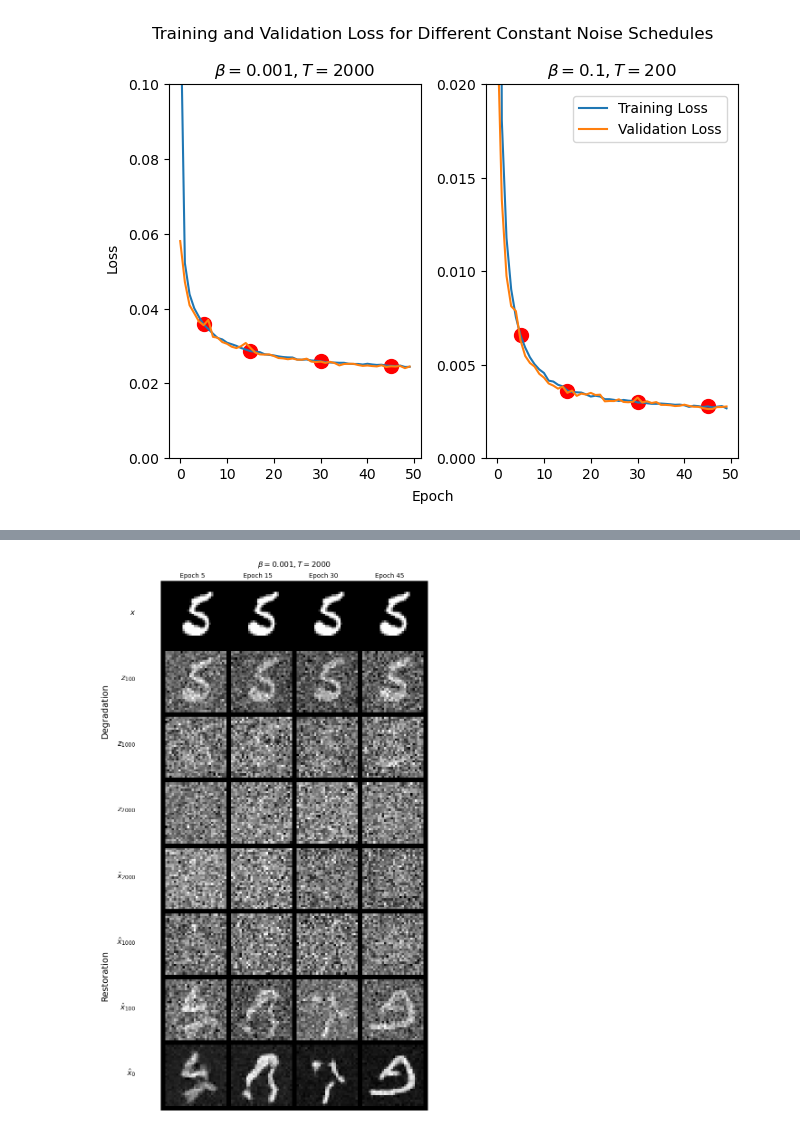
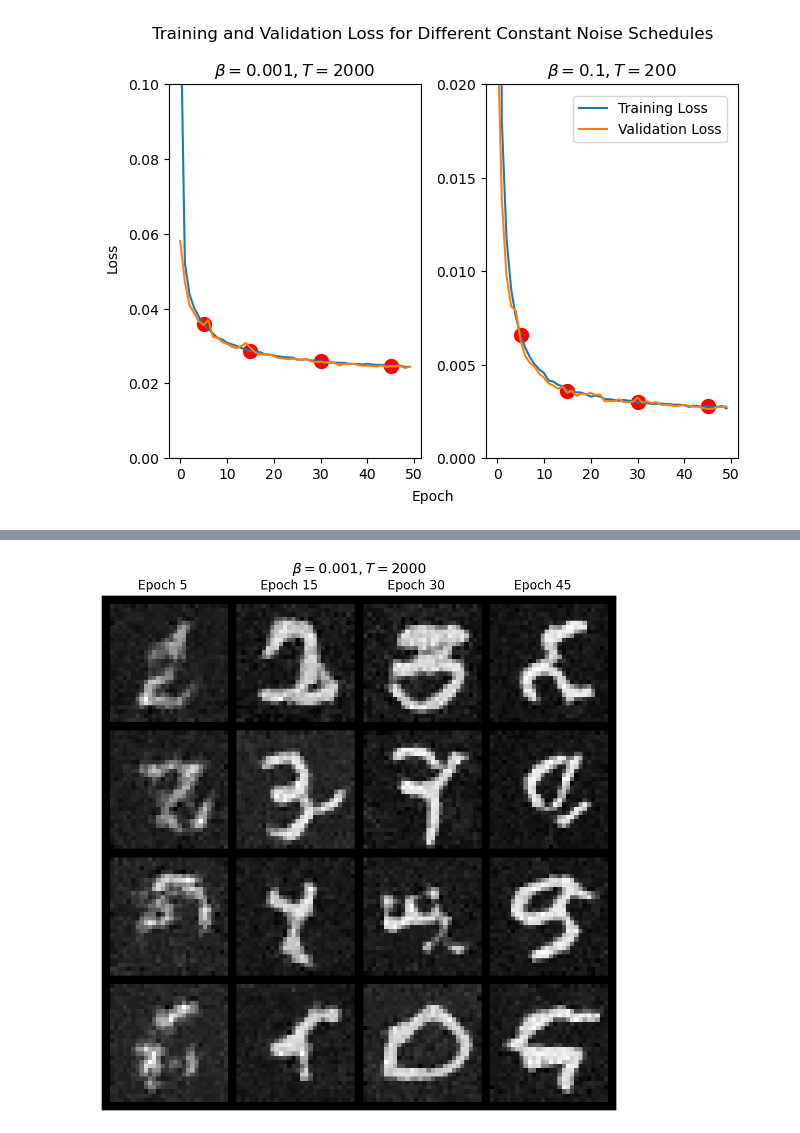
Before and after one commit to VishalJ99/diffusion_model_cw, a Jupyter notebook: src/figs.ipynb, the cells around one changed output, grey strips where cells are left out. Drawn from its saved outputs; the diff is of its cells as text; code cells hidden in the pictures.

Commit message:
Add q1b unconditional generation plots

```diff
--- a/src/figs.ipynb
+++ b/src/figs.ipynb
@@ -170,40 +253,68 @@ ic| epoch: 5
 ic| epoch: 15
 ic| epoch: 30
 ic| epoch: 45
-# %%
-def add_epoch_labels(plt, visualise_epochs):
-    # get figure and axis, assume 28x28 image size and padding of 2 for now.
-    # not a general function!
-    fig = plt.gcf()
-    ax = plt.gca()
-
-    image_width = 28
-    pad = 2
-    hpad = image_width // 2
-
-    for idx, epoch in enumerate(visualise_epochs):
-        ax.text(
-            (idx)*(image_width + pad) + hpad, -pad, f"Epoch {epoch}", ha="center"
-        )
-    return plt
 # %%
-good_z_t_all_epochs = torch.zeros(good_samples.shape[0]*good_samples.shape[1], 1, 28, 28)
-bad_z_t_all_epochs = torch.zeros(good_samples.shape[0]*good_samples.shape[1], 1, 28, 28)
+# Q1b unconditional generation plots
+n_samples = 4
+good_samples = torch.zeros(len(visualise_epochs), n_samples, *x.shape)
+bad_samples = torch.zeros(len(visualise_epochs), n_samples, *x.shape)
+
+with torch.no_grad():
+    good_model.eval()
+    # bad_model.eval()
+    for idx, epoch in enumerate(visualise_epochs):
+        ic(epoch)
+        # Load the epochs weights.
+        good_model_path = os.path.join(
+            good_run_dir, "model_weights", f"epoch_{epoch}_model.pth"
+        )
+        bad_model_path = os.path.join(
+            bad_run_dir, "model_weights", f"epoch_{epoch}_model.pth"
+        )
+
+        good_model.load_state_dict(
+            torch.load(good_model_path, map_location=accelerator.device)
+        )
+        bad_model.load_state_dict(
+            torch.load(bad_model_path, map_location=accelerator.device)
+        )
+
+        good_z_t = good_model.uncond_sample(n_samples, x.shape, accelerator.device)
+        bad_z_t = bad_model.uncond_sample(n_samples, x.shape, accelerator.device)
+
+        good_samples[idx] = good_z_t
+        bad_samples[idx] = bad_z_t
+
+good_z_t_all_epochs = torch.zeros(
+    good_samples.shape[0] * good_samples.shape[1], *x.shape
+)
+bad_z_t_all_epochs = torch.zeros(
+    good_samples.shape[0] * good_samples.shape[1], *x.shape
+)
 
 # Find a nice vectorised way to do this, but need to make the time dimension contiguous.
 for t in range(good_samples.shape[1]):
-    good_z_t_all_epochs[t*good_samples.shape[0]: (t+1)*good_samples.shape[0]] = good_samples[:,t]
-    bad_z_t_all_epochs[t*good_samples.shape[0]: (t+1)*good_samples.shape[0]] = bad_samples[:,t]
+    good_z_t_all_epochs[
+        t * good_samples.shape[0] : (t + 1) * good_samples.shape[0]
+    ] = good_samples[:, t]
+    bad_z_t_all_epochs[
+        t * good_samples.shape[0] : (t + 1) * good_samples.shape[0]
+    ] = bad_samples[:, t]
 
-good_plt = make_cond_samples_plot(good_z_t_all_epochs, visualise_ts_1, len(visualise_epochs))
+
+good_plt = make_uncond_samples_plot(good_z_t_all_epochs, len(visualise_epochs))
 title = r"$\beta = 0.001, T=2000$"
-good_plt = add_epoch_labels(good_plt, visualise_epochs)
-good_plt.title(title, y = 1.02)
-good_plt.savefig("../report/figs/q1b_good_cond_samples.png", bbox_inches="tight", dpi=300)
+good_plt = add_epoch_labels(good_plt, visualise_epochs, fs)
+good_plt.title(title, y=1.035, fontsize=18)
+good_plt.savefig(
+    "../report/figs/q1b_good_uncond_samples.png", bbox_inches="tight", dpi=300
+)
 
-bad_plt = make_cond_samples_plot(bad_z_t_all_epochs, visualise_ts_2, len(visualise_epochs))
+bad_plt = make_uncond_samples_plot(bad_z_t_all_epochs, len(visualise_epochs))
 title = r"$\beta = 0.1, T=200$"
-bad_plt = add_epoch_labels(bad_plt, visualise_epochs)
-bad_plt.title(title, y = 1.02)
-bad_plt.savefig("../report/figs/q1b_bad_cond_samples.png", bbox_inches="tight", dpi=300)
+bad_plt = add_epoch_labels(bad_plt, visualise_epochs, fs)
+bad_plt.title(title, y=1.035, fontsize=18)
+bad_plt.savefig(
+    "../report/figs/q1b_bad_uncond_samples.png", bbox_inches="tight", dpi=300
+)
 # %% [output]
@@ -210 +325 @@ bad_plt.savefig("../report/figs/q1b_bad_cond_samples.png", bbox_inches="tight",
-[figure, old version]
+[figure, new version]
```
Also changed, not shown: parts of 3 cells of this notebook, 4 other files.
